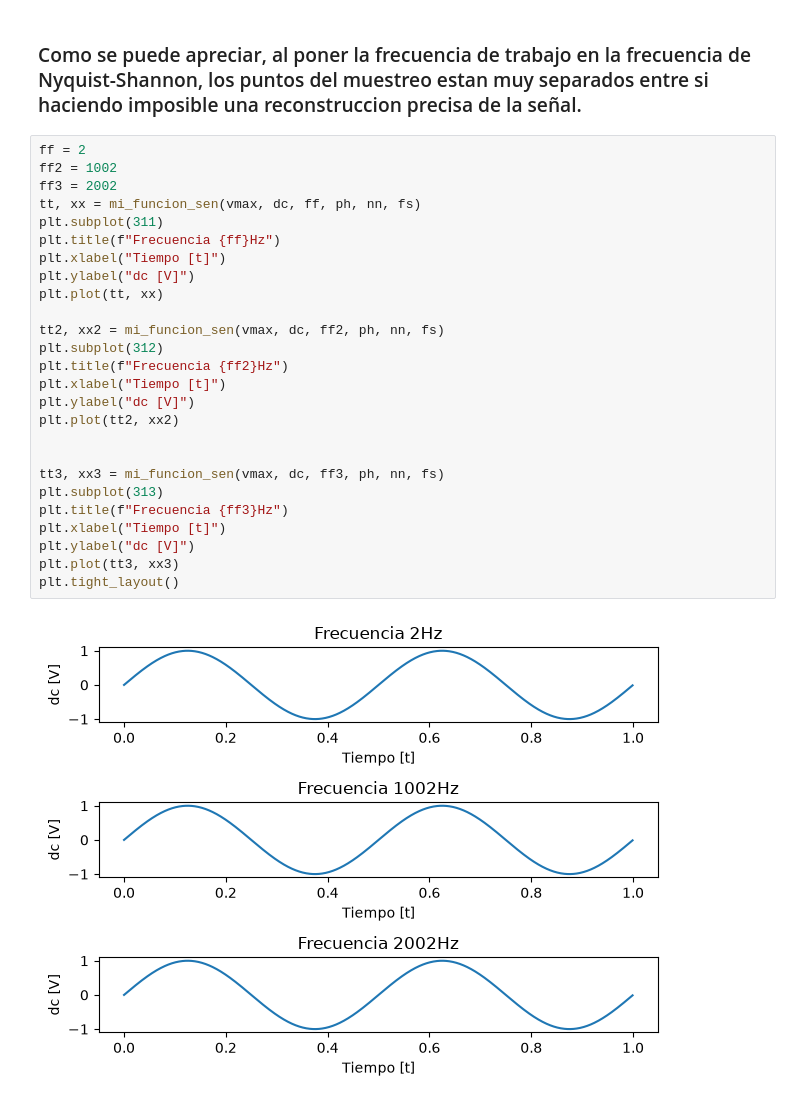
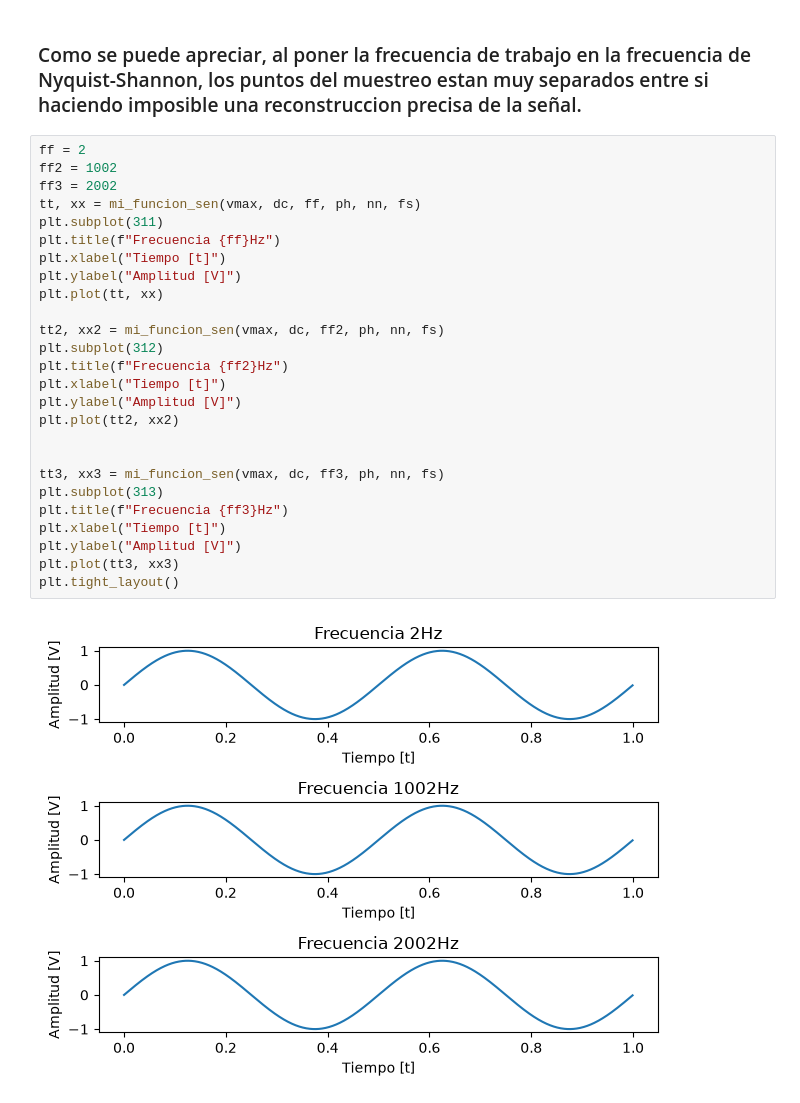
Before and after one commit to Nicolas-Bravo-B/APS, a Jupyter notebook: TS0_Nicolas_Bravo_Behnke.ipynb, the cells around one changed output. Drawn from its saved outputs; the diff is of its cells as text.

```diff
--- a/TS0_Nicolas_Bravo_Behnke.ipynb
+++ b/TS0_Nicolas_Bravo_Behnke.ipynb
@@ -57,29 +57,29 @@ plt.plot(tt, xx)
 # %%
 ff = 2
 ff2 = 1002
 ff3 = 2002
 tt, xx = mi_funcion_sen(vmax, dc, ff, ph, nn, fs)
 plt.subplot(311)
 plt.title(f"Frecuencia {ff}Hz")
 plt.xlabel("Tiempo [t]")
-plt.ylabel("dc [V]")
+plt.ylabel("Amplitud [V]")
 plt.plot(tt, xx)
 
 tt2, xx2 = mi_funcion_sen(vmax, dc, ff2, ph, nn, fs)
 plt.subplot(312)
 plt.title(f"Frecuencia {ff2}Hz")
 plt.xlabel("Tiempo [t]")
-plt.ylabel("dc [V]")
+plt.ylabel("Amplitud [V]")
 plt.plot(tt2, xx2)
 
 
 tt3, xx3 = mi_funcion_sen(vmax, dc, ff3, ph, nn, fs)
 plt.subplot(313)
 plt.title(f"Frecuencia {ff3}Hz")
 plt.xlabel("Tiempo [t]")
-plt.ylabel("dc [V]")
+plt.ylabel("Amplitud [V]")
 plt.plot(tt3, xx3)
 plt.tight_layout()
 # %% [output]
-[figure, old version]
+[figure, new version]
 # %% [markdown]
```
Also changed, not shown: parts of 6 cells of this notebook.
